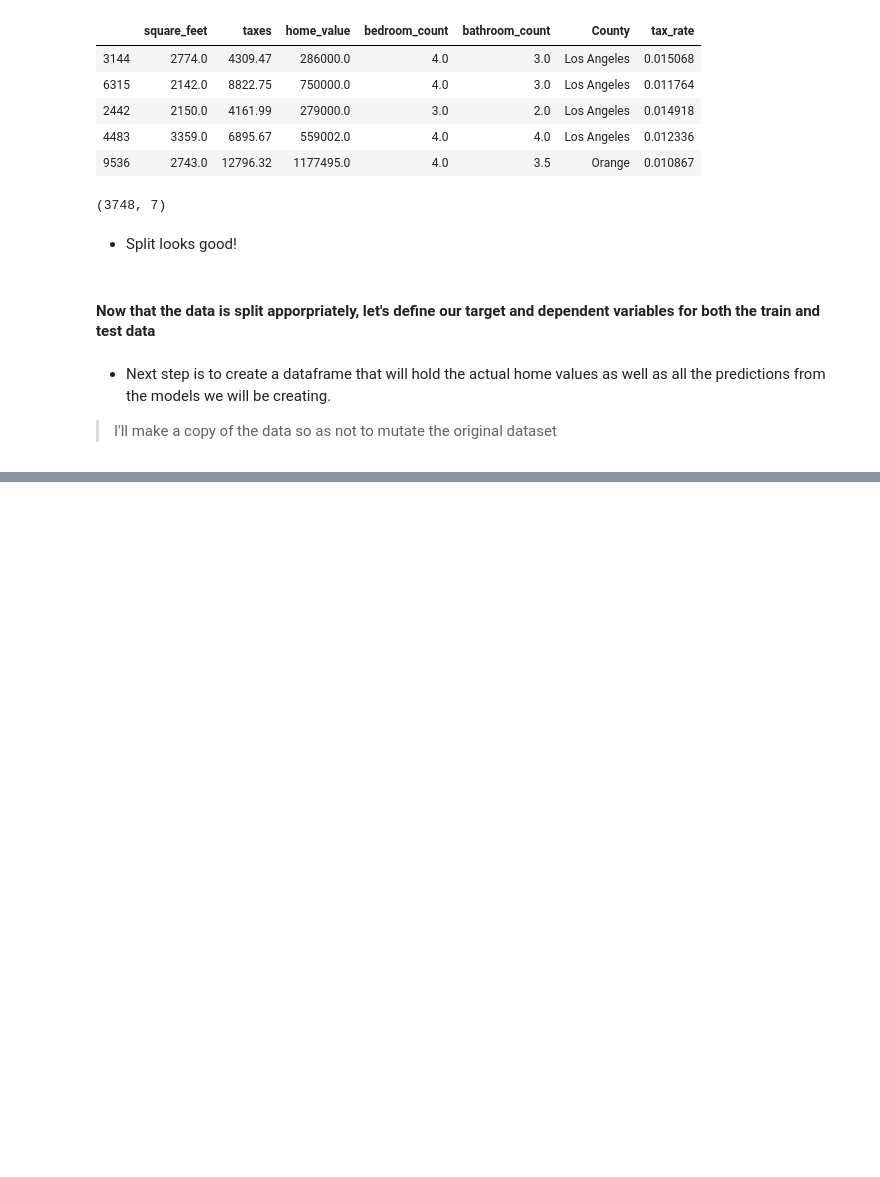
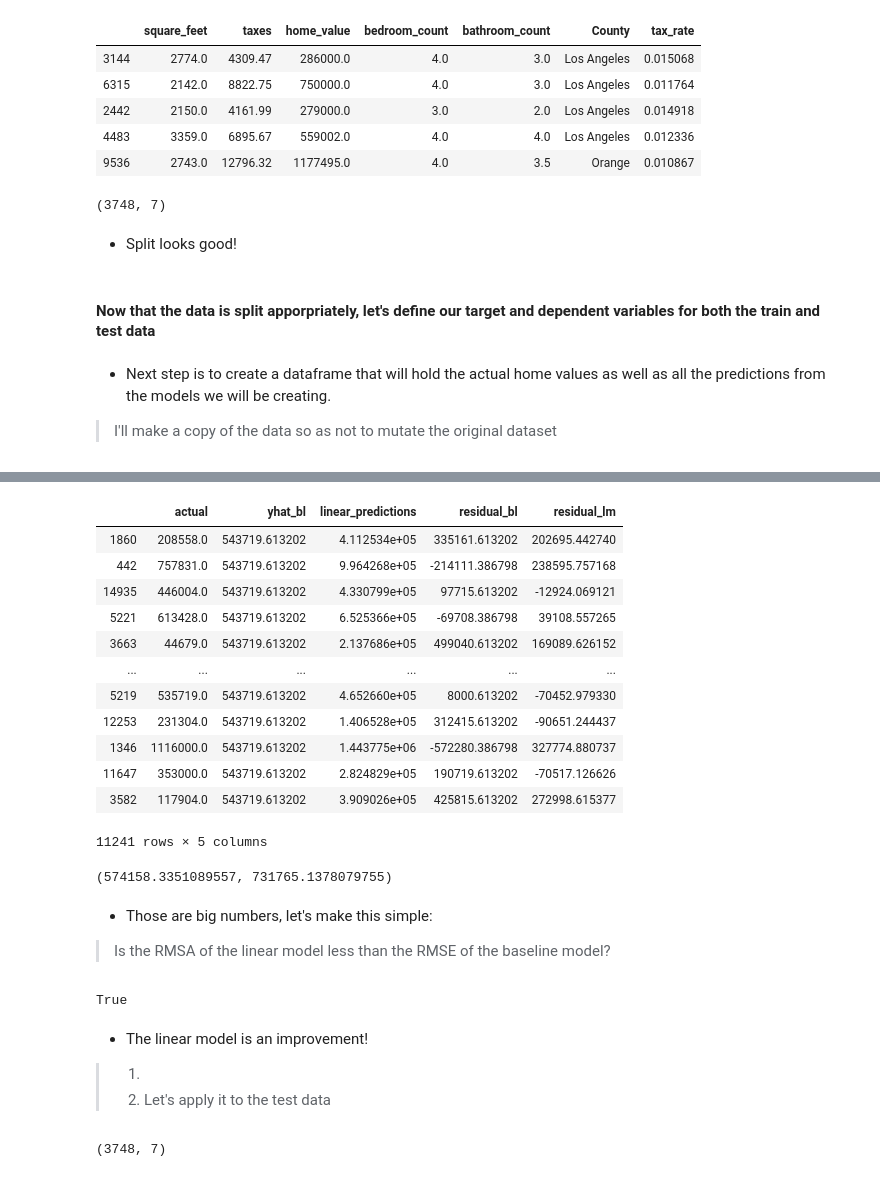
Before and after one commit to JadaShipp/ds-methodologies-exercises, a Jupyter notebook: project/zillow_final_project.ipynb, the cells around one changed output, grey strips where cells are left out. Drawn from its saved outputs; the diff is of its cells as text; code cells hidden in the pictures; blank space fills up the shorter version.

Commit message:
Modeling sectiion nearly complete

```diff
--- a/project/zillow_final_project.ipynb
+++ b/project/zillow_final_project.ipynb
@@ -188,0 +197,3 @@ y_test = test[['home_value']]
+# %%
+model_df = model_df.rename(columns={'home_value':'actual'})
+model_df.head()
@@ -188,0 +209,3 @@ y_test = test[['home_value']]
+# %%
+model_df['yhat_bl'] = model_df['actual'].mean()
+model_df.head()
@@ -188,0 +222,5 @@ y_test = test[['home_value']]
+# %%
+linear_model=LinearRegression()
+linear_model.fit(X_train,y_train)
+linear_predictions=linear_model.predict(X_train)
+model_df["linear_predictions"]=linear_predictions
@@ -188,0 +245,3 @@ y_test = test[['home_value']]
+# %%
+model_df['residual_bl'] = model_df['yhat_bl'] - model_df['actual']
+model_df
@@ -188,0 +262,17 @@ y_test = test[['home_value']]
+# %%
+model_df['residual_lm'] = model_df['linear_predictions'] - model_df['actual']
+model_df
+# %% [output]
+|  | actual | yhat_bl | linear_predictions | residual_bl | residual_lm |
+| 1860 | 208558.0 | 543719.613202 | 4.112534e+05 | 335161.613202 | 202695.442740 |
+| 442 | 757831.0 | 543719.613202 | 9.964268e+05 | -214111.386798 | 238595.757168 |
+| 14935 | 446004.0 | 543719.613202 | 4.330799e+05 | 97715.613202 | -12924.069121 |
+| 5221 | 613428.0 | 543719.613202 | 6.525366e+05 | -69708.386798 | 39108.557265 |
+| 3663 | 44679.0 | 543719.613202 | 2.137686e+05 | 499040.613202 | 169089.626152 |
+| ... | ... | ... | ... | ... | ... |
+| 5219 | 535719.0 | 543719.613202 | 4.652660e+05 | 8000.613202 | -70452.979330 |
+| 12253 | 231304.0 | 543719.613202 | 1.406528e+05 | 312415.613202 | -90651.244437 |
+| 1346 | 1116000.0 | 543719.613202 | 1.443775e+06 | -572280.386798 | 327774.880737 |
+| 11647 | 353000.0 | 543719.613202 | 2.824829e+05 | 190719.613202 | -70517.126626 |
+| 3582 | 117904.0 | 543719.613202 | 3.909026e+05 | 425815.613202 | 272998.615377 |
+11241 rows × 5 columns
@@ -188,0 +282,21 @@ y_test = test[['home_value']]
+# %%
+RMSE = sqrt(mse_linear)
+RMSE_bl = sqrt(mse_bl)
+(RMSE, RMSE_bl)
+# %% [output]
+(574158.3351089557, 731765.1378079755)
+# %% [markdown]
+- Those are big numbers, let's make this simple:
+> Is the RMSA of the linear model less than the RMSE of the baseline model?
+# %%
+RMSE < RMSE_bl
+# %% [output]
+True
+# %% [markdown]
+- The linear model is an improvement!
+> 1.
+> 2. Let's apply it to the test data
+# %%
+test.shape
+# %% [output]
+(3748, 7)
```
Also changed, not shown: parts of 19 cells of this notebook.
